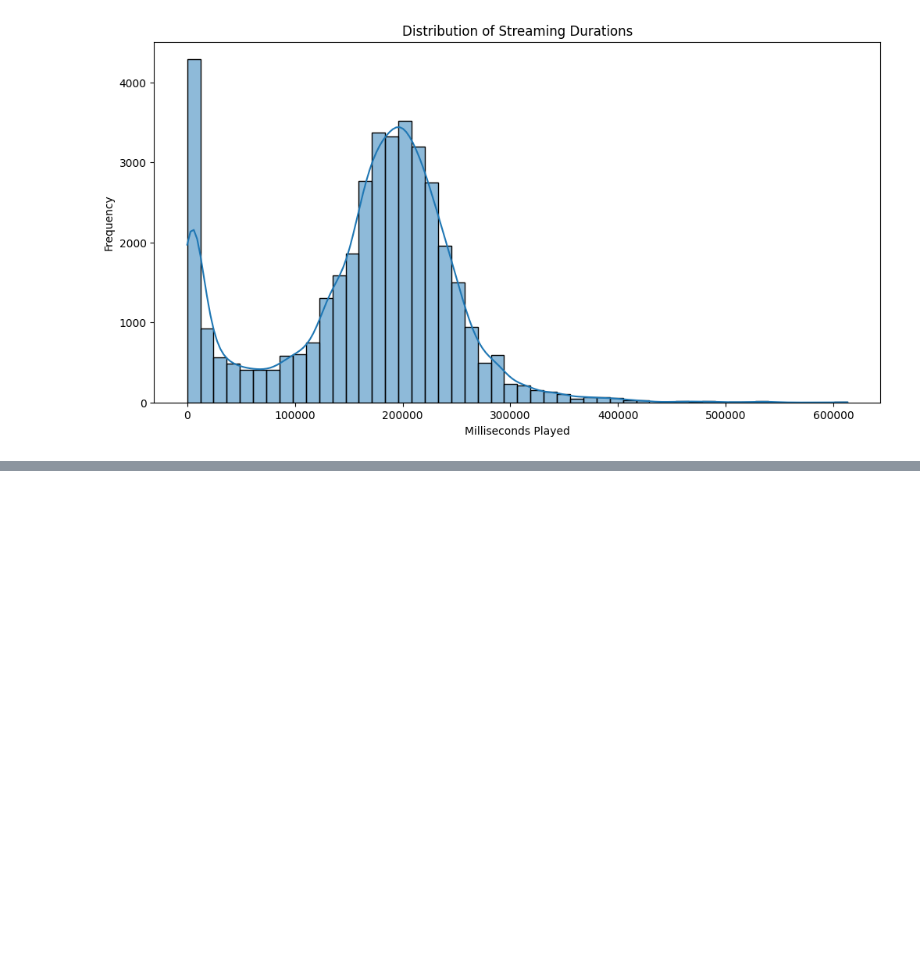
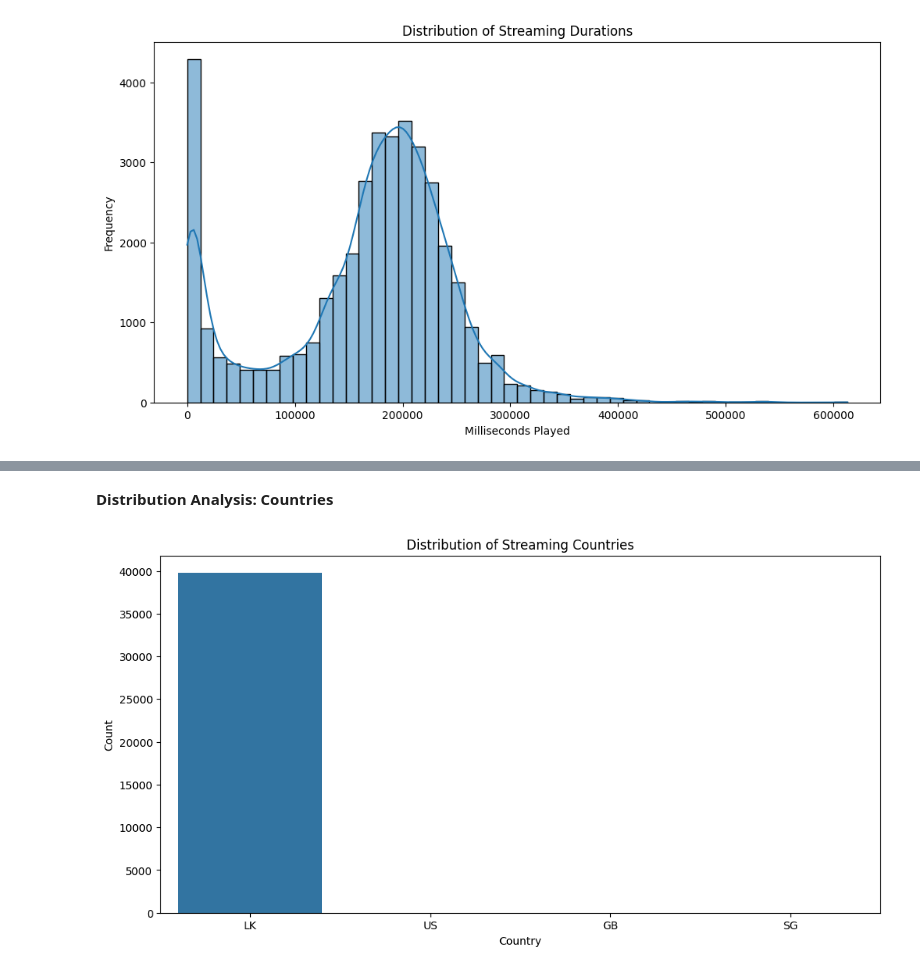
Before and after one commit to ReapredatoR/My_Spotify_Data_Analysis, a Jupyter notebook: main.ipynb, the cells around one changed output, grey strips where cells are left out. Saved outputs shown, nothing was run; the diff lists cells and outputs as text; code cells hidden in the pictures; blank space fills up the shorter version.

```diff
--- a/main.ipynb
+++ b/main.ipynb
@@ -149,0 +164,12 @@ plt.show()
+# %% [markdown]
+**Distribution Analysis: Countries**
+# %%
+plt.figure(figsize=(12, 6))
+sns.countplot(x='conn_country', data=clean_data)
+plt.title('Distribution of Streaming Countries')
+plt.xlabel('Country')
+plt.ylabel('Count')
+plt.xticks(rotation=0)
+plt.show()
+# %% [output]
+[figure, added]
```
Also changed, not shown: parts of 12 cells of this notebook.
